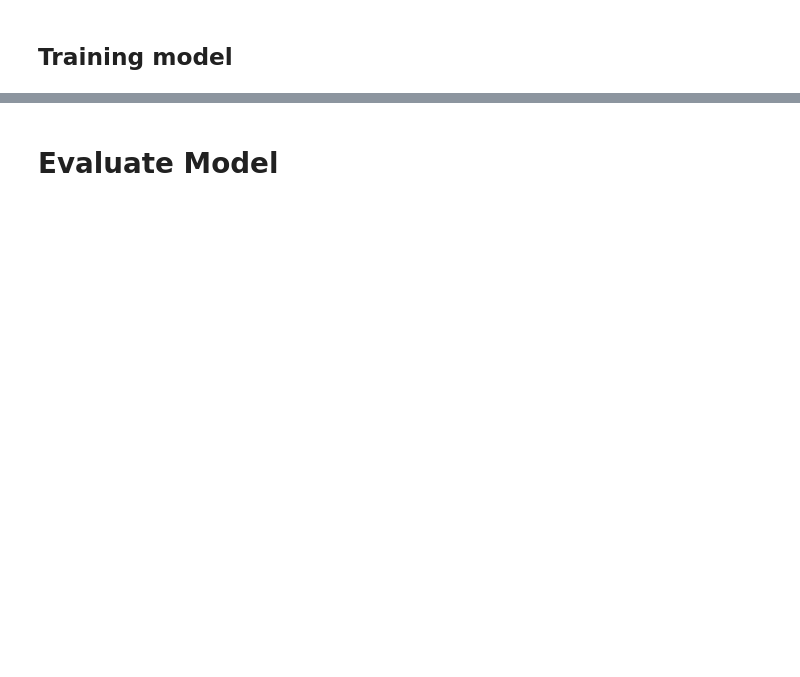
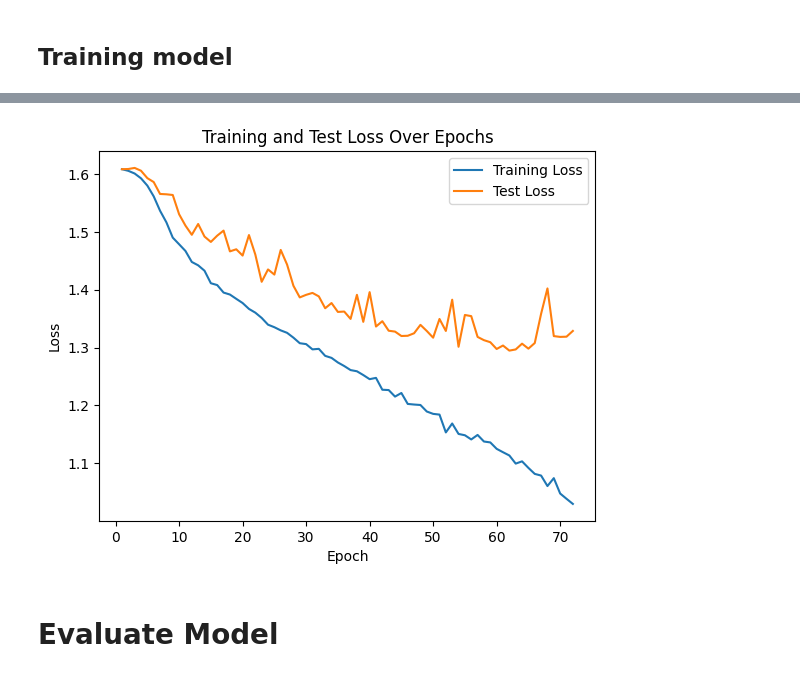
Before and after one commit to D0men1c0/Bald-Classification, a Jupyter notebook: notebook.ipynb, the cells around one changed output, grey strips where cells are left out. Drawn from its saved outputs; the diff is of its cells as text; code cells hidden in the pictures; blank space fills up the shorter version.

```diff
--- a/notebook.ipynb
+++ b/notebook.ipynb
@@ -424,3 +479,7 @@ plot_training_history(history)
+# %%
+plot_loss(history_train_loss, history_test_loss)
+# %% [output]
+[figure, added]
 # %% [markdown]
 # Evaluate Model
 # %%
```
Also changed, not shown: parts of 11 cells of this notebook.
